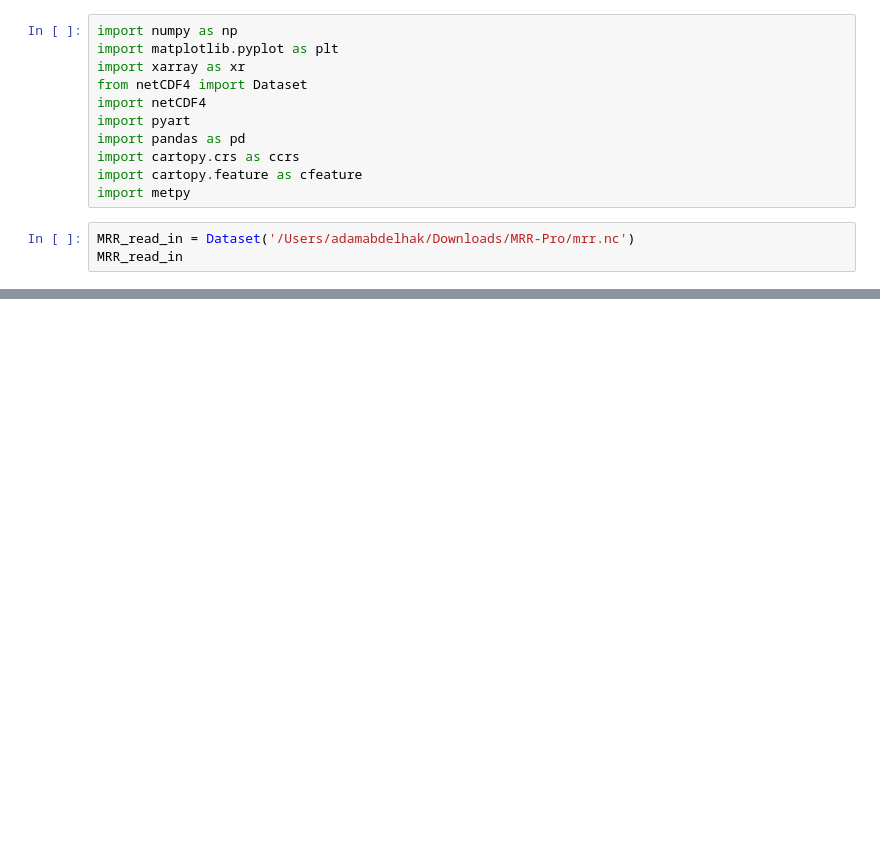
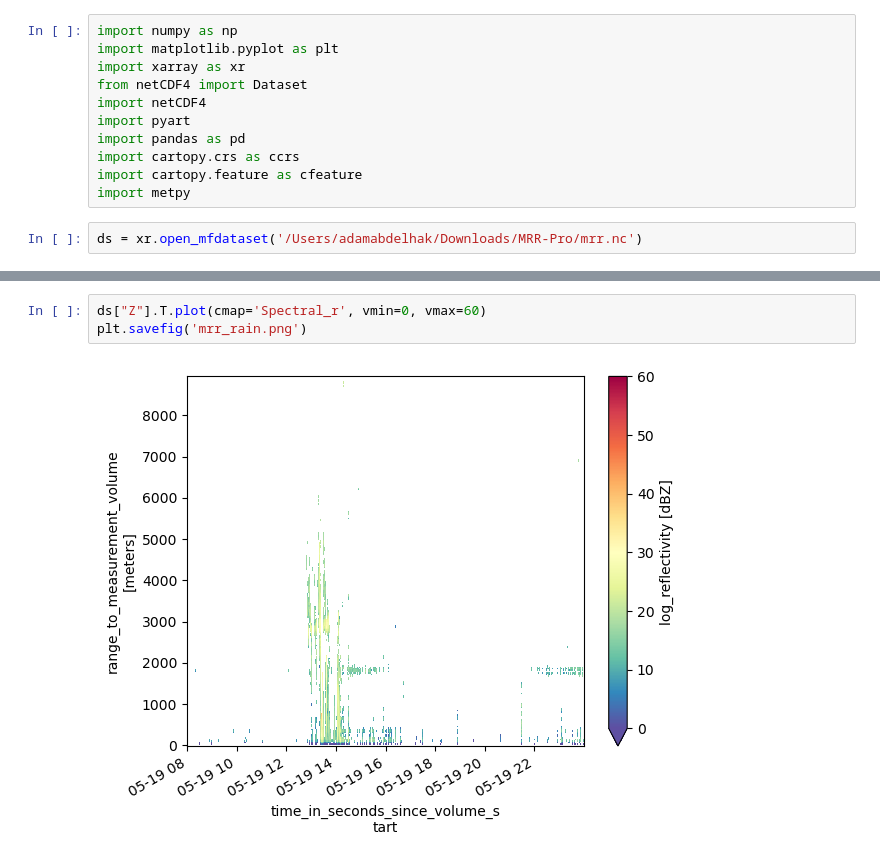
Before and after one commit to tehreemqureshi/argonne-remote-sensing, a Jupyter notebook: notebooks/MRR.ipynb, the cells around one changed output, grey strips where cells are left out. Drawn from its saved outputs; the diff is of its cells as text; blank space fills up the shorter version.

```diff
--- a/notebooks/MRR.ipynb
+++ b/notebooks/MRR.ipynb
@@ -10,5 +50,4 @@ import cartopy.crs as ccrs
 import cartopy.feature as cfeature
 import metpy
 # %%
-MRR_read_in = Dataset('/Users/adamabdelhak/Downloads/MRR-Pro/mrr.nc')
-MRR_read_in
+ds = xr.open_mfdataset('/Users/adamabdelhak/Downloads/MRR-Pro/mrr.nc')
@@ -48,0 +74,5 @@ plt.show()
+# %%
+ds["Z"].T.plot(cmap='Spectral_r', vmin=0, vmax=60)
+plt.savefig('mrr_rain.png')
+# %% [output]
+[figure, added]
```
Also changed, not shown: parts of 8 cells of this notebook.
